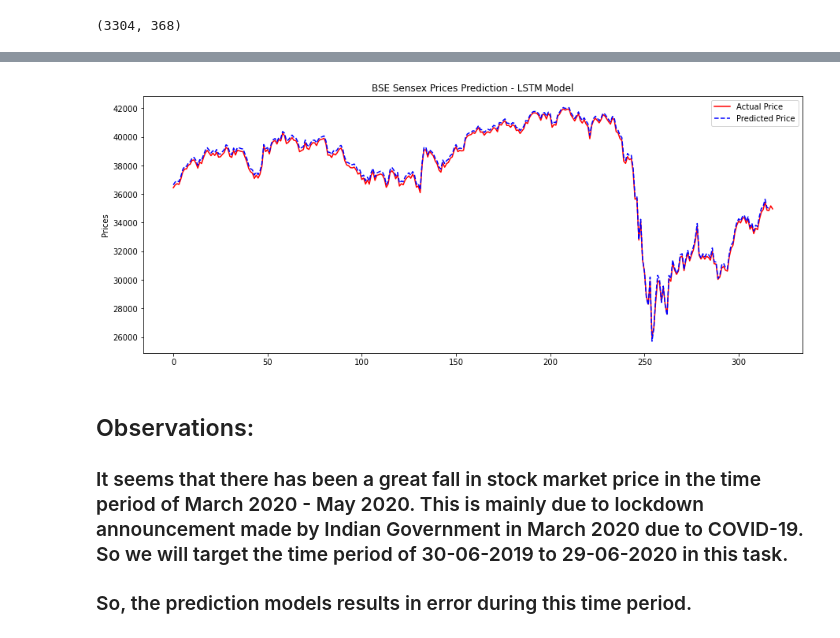
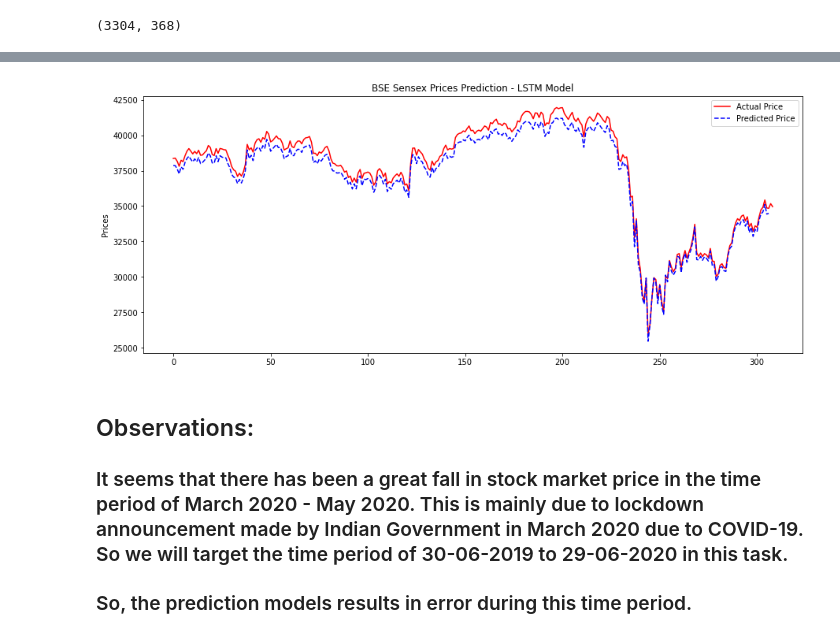
Before and after one commit to VarunV991/Stock-Price-Prediction-using-numerical-and-text-data, a Jupyter notebook: Stock Market Prediction using Numerical and Textual Analysis.ipynb, the cells around one changed output, grey strips where cells are left out. Saved outputs shown, nothing was run; the diff lists cells and outputs as text; code cells hidden in the pictures.

Commit message:
Changes to the model

```diff
--- a/Stock Market Prediction using Numerical and Textual Analysis.ipynb
+++ b/Stock Market Prediction using Numerical and Textual Analysis.ipynb
@@ -287,6 +292,7 @@ print(Xtest.shape), print(ytest.shape)
 # reshape input to be [samples, time steps, features] which is required for LSTM
 Xtrain =Xtrain.reshape(Xtrain.shape[0],Xtrain.shape[1] , 1)
 Xtest = Xtest.reshape(Xtest.shape[0],Xtest.shape[1] , 1)
+Xcv = Xcv.reshape(Xcv.shape[0],Xcv.shape[1] , 1)
 # %%
 
 ### Create the Stacked LSTM model
@@ -303,0 +304,10 @@ model.compile(loss='mean_squared_error',optimizer='adam')
+# %%
+#Defining our metric
+def root_mean_squared_error(y_true, y_pred):
+    return K.sqrt(K.mean(K.square(y_pred - y_true)))
+# %%
+## LSTM Model Initialization
+model = Sequential()
+model.add(LSTM(units=128, activation='tanh', kernel_initializer=tf.keras.initializers.glorot_uniform(seed=26), input_shape = (Xtrain.shape[1], 1), unroll = True))
+model.add(Dense(1, name="output_layer"))
+model.compile(optimizer = Adam(learning_rate=0.001), loss = root_mean_squared_error)
@@ -321,6 +329,6 @@ Trainable params: 50,851
 Non-trainable params: 0
 _________________________________________________________________
 # %%
-model.fit(Xtrain,ytrain,validation_data=(Xtest,ytest),epochs=100,batch_size=16,verbose=1)
+model.fit(Xtrain,ytrain,validation_data=(Xcv,ycv),epochs=100,batch_size=16,verbose=1)
 # %% [output]
 Epoch 1/100
@@ -377,13 +385,13 @@ MAPE: 0.01155508339661505
 # %%
 plt.figure(figsize=(15,6))
-plt.plot(scaler.inverse_transform(df1[3353:,]),color='red', label='Actual Price')
+plt.plot(scaler.inverse_transform(df1[3363:,]),color='red', label='Actual Price')
 plt.plot(test_predict, color='blue', linestyle='dashed',label='Predicted Price')
 plt.title('BSE Sensex Prices Prediction - LSTM Model')
 plt.ylabel('Prices')
 plt.legend()
 plt.show()
 # %% [output]
-[figure, old version]
+[figure, new version]
 # %% [markdown]
 ## Observations:
 
```
Also changed, not shown: parts of 39 cells of this notebook, 2 other files.
